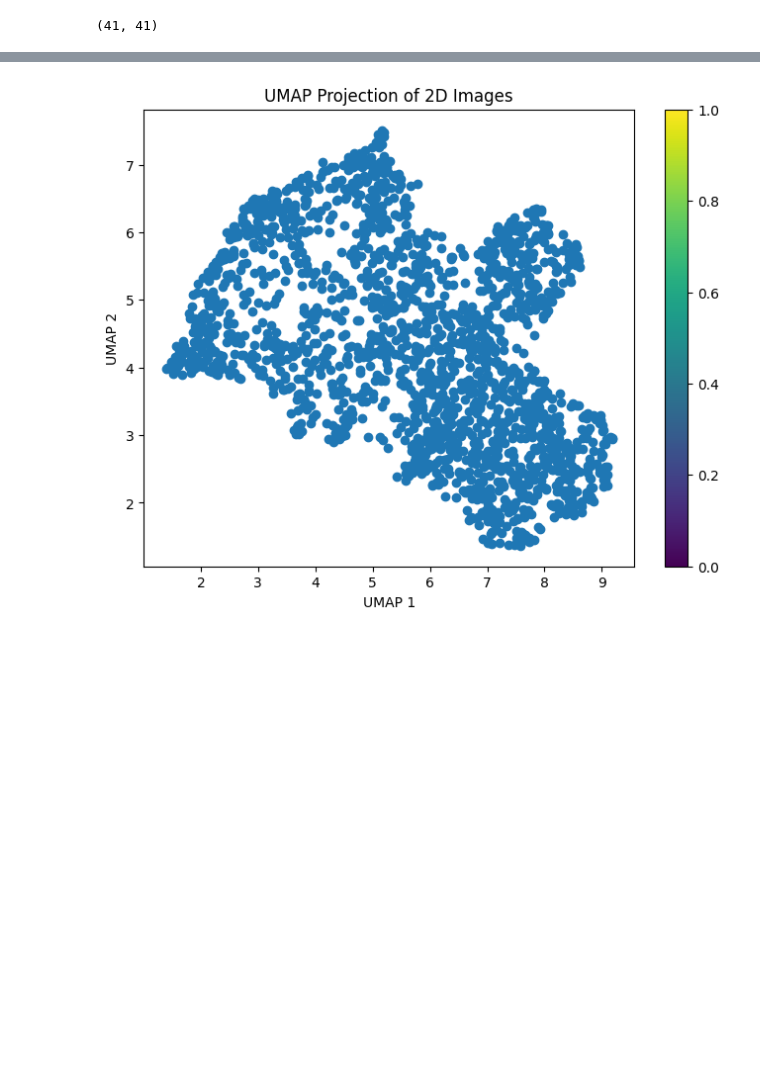
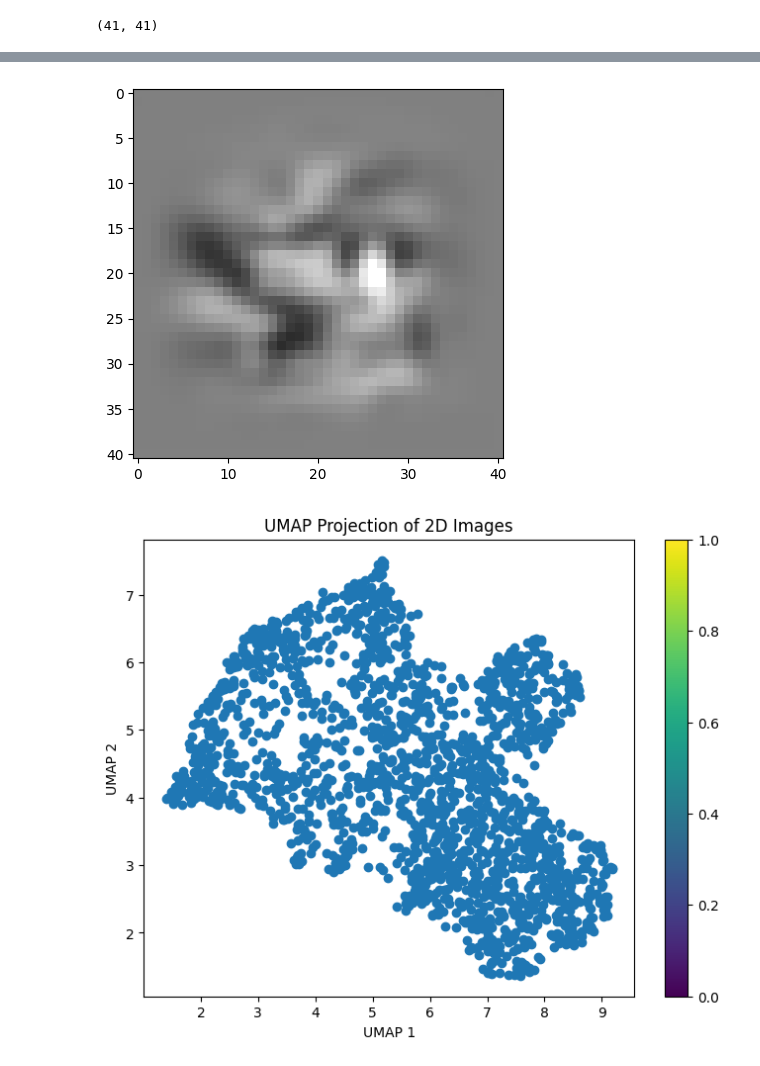
Before and after one commit to ananaphasia/Petreanu_MEI_generation, a Jupyter notebook: 06_UMAP_analysis.ipynb, the cells around one changed output, grey strips where cells are left out. Cells and saved outputs as stored; diff of their text form; code cells hidden in the pictures; blank space fills up the shorter version.

```diff
--- a/06_UMAP_analysis.ipynb
+++ b/06_UMAP_analysis.ipynb
@@ -187,3 +187,8 @@ plt.show()
+# %%
+plt.imshow(extracted_regions[-2], cmap='gray', vmin=-1, vmax=1)
+plt.show()
+# %% [output]
+[figure, added]
 # %%
 umapper = umap.UMAP()
 # %%
```
Also changed, not shown: parts of 22 cells of this notebook, 1 other file.
